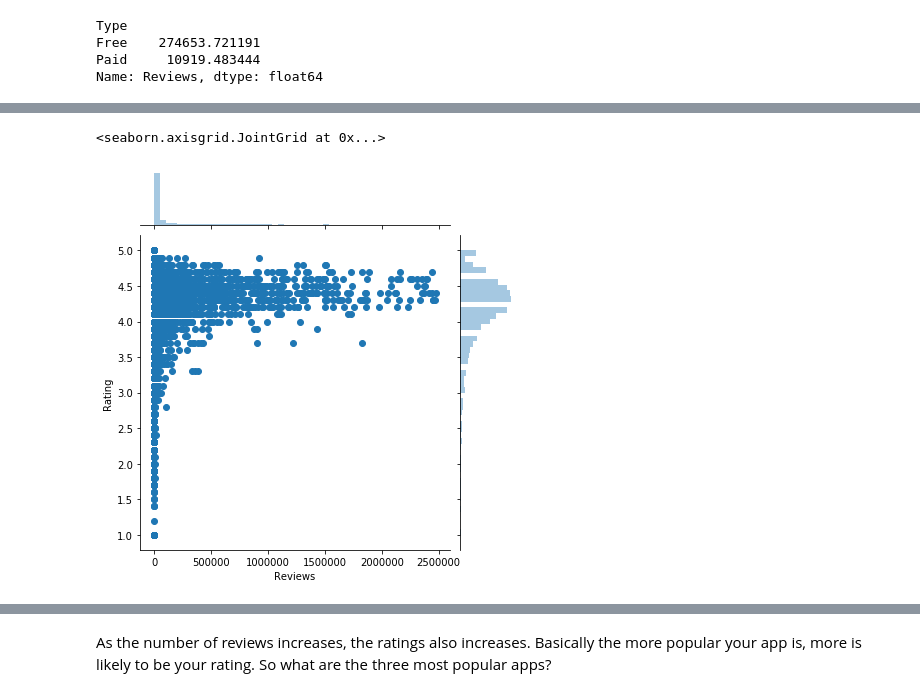
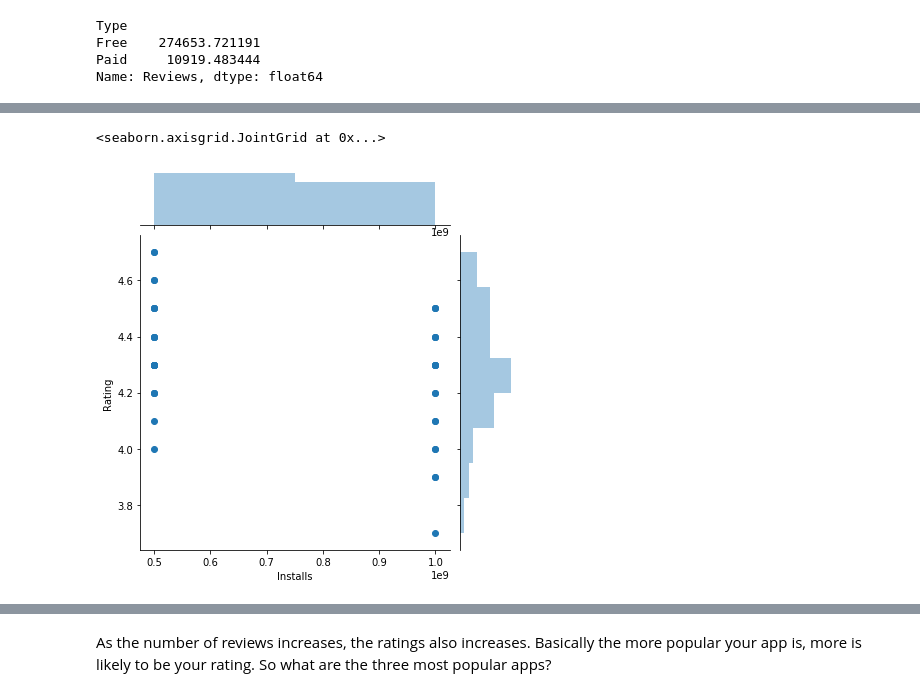
Before and after one commit to satarupa5/GooglePlayStore, a Jupyter notebook: EDA_Final.ipynb, the cells around one changed output, grey strips where cells are left out. Saved outputs shown, nothing was run; the diff lists cells and outputs as text; code cells hidden in the pictures.

```diff
--- a/EDA_Final.ipynb
+++ b/EDA_Final.ipynb
@@ -408,5 +441,5 @@ How are ratings related to reviews? Lets plot a scatter plot.. We divide our sca
 # %%
-sns.jointplot(x = 'Reviews', y = 'Rating', data = df[df['Reviews'] < 2500000], kind = 'scatter')
+sns.jointplot(x = 'Installs', y = 'Rating', data = df[df['Installs'] > 100000000], kind = 'scatter')
 # %% [output]
 <seaborn.axisgrid.JointGrid at 0x...>
-[figure, old version]
+[figure, new version]
```
Also changed, not shown: parts of 63 cells of this notebook.
